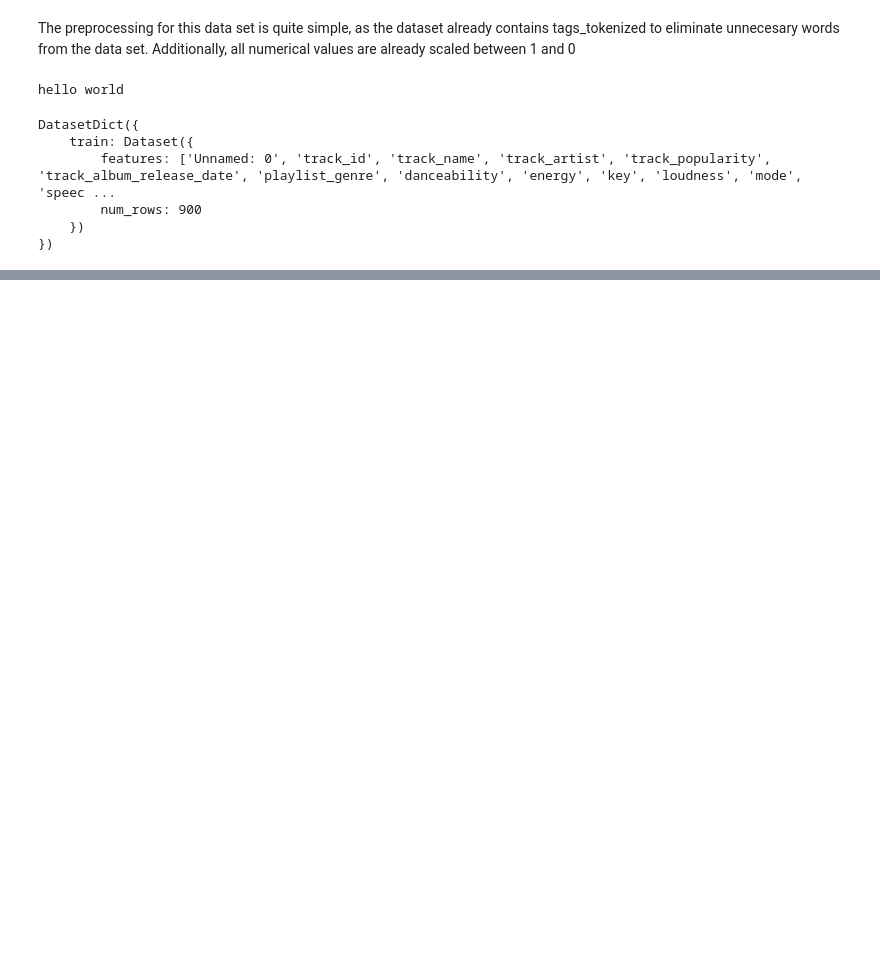
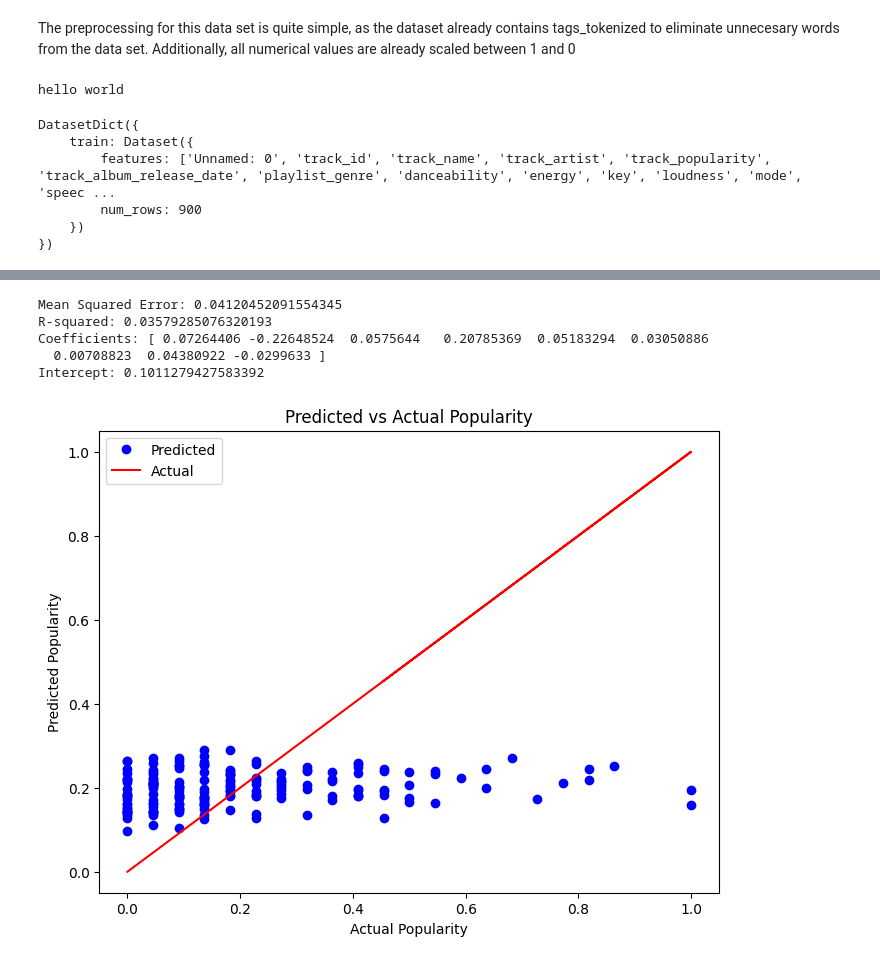
Before and after one commit to coleZeh/Owen-Cole_COSC410-FinalProject, a Jupyter notebook: finalProject.ipynb, the cells around one changed output, grey strips where cells are left out. Drawn from its saved outputs; the diff is of its cells as text; code cells hidden in the pictures; blank space fills up the shorter version.

```diff
--- a/finalProject.ipynb
+++ b/finalProject.ipynb
@@ -35,0 +110,45 @@ def classify_popularity(examples):
+# %%
+from sklearn.linear_model import LinearRegression
+from sklearn.metrics import mean_squared_error, r2_score
+
+y = df['track_popularity']
+
+# Split the data into training and testing sets (80% training, 20% testing)
+X_train, X_test, y_train, y_test = train_test_split(X, y, test_size=0.2, random_state=42)
+
+# Initialize the linear regression model
+model = LinearRegression()
+
+# Train the model on the training data
+model.fit(X_train, y_train)
+
+# Make predictions on the test data
+y_pred = model.predict(X_test)
+
+# Evaluate the model using Mean Squared Error (MSE) and R-squared (R²)
+mse = mean_squared_error(y_test, y_pred)
+r2 = r2_score(y_test, y_pred)
+
+# Print the evaluation metrics
+print(f'Mean Squared Error: {mse}')
+print(f'R-squared: {r2}')
+
+# Optionally, print out the coefficients of the linear regression model
+print(f'Coefficients: {model.coef_}')
+print(f'Intercept: {model.intercept_}')
+
+plt.figure(figsize=(8,6))
+plt.plot(y_test, y_pred, 'bo', label='Predicted')
+plt.plot(y_test, y_test, 'r-', label='Actual')  # Reference line for perfect prediction
+plt.title('Predicted vs Actual Popularity')
+plt.xlabel('Actual Popularity')
+plt.ylabel('Predicted Popularity')
+plt.legend()
+plt.show()
+# %% [output]
+Mean Squared Error: 0.04120452091554345
+R-squared: 0.03579285076320193
+Coefficients: [ 0.07264406 -0.22648524  0.0575644   0.20785369  0.05183294  0.03050886
+  0.00708823  0.04380922 -0.0299633 ]
+Intercept: 0.1011279427583392
+[figure, added]
```
Also changed, not shown: parts of 11 cells of this notebook.
